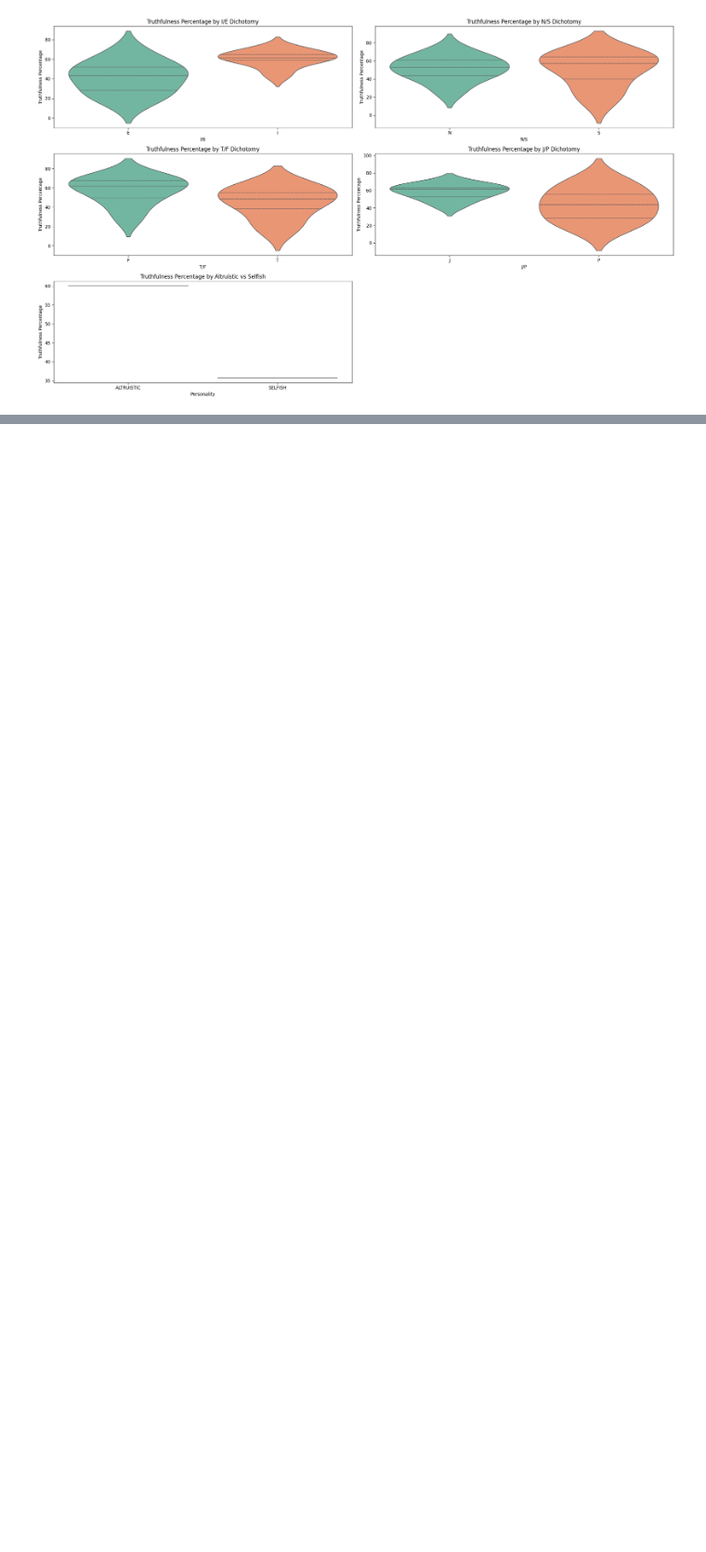
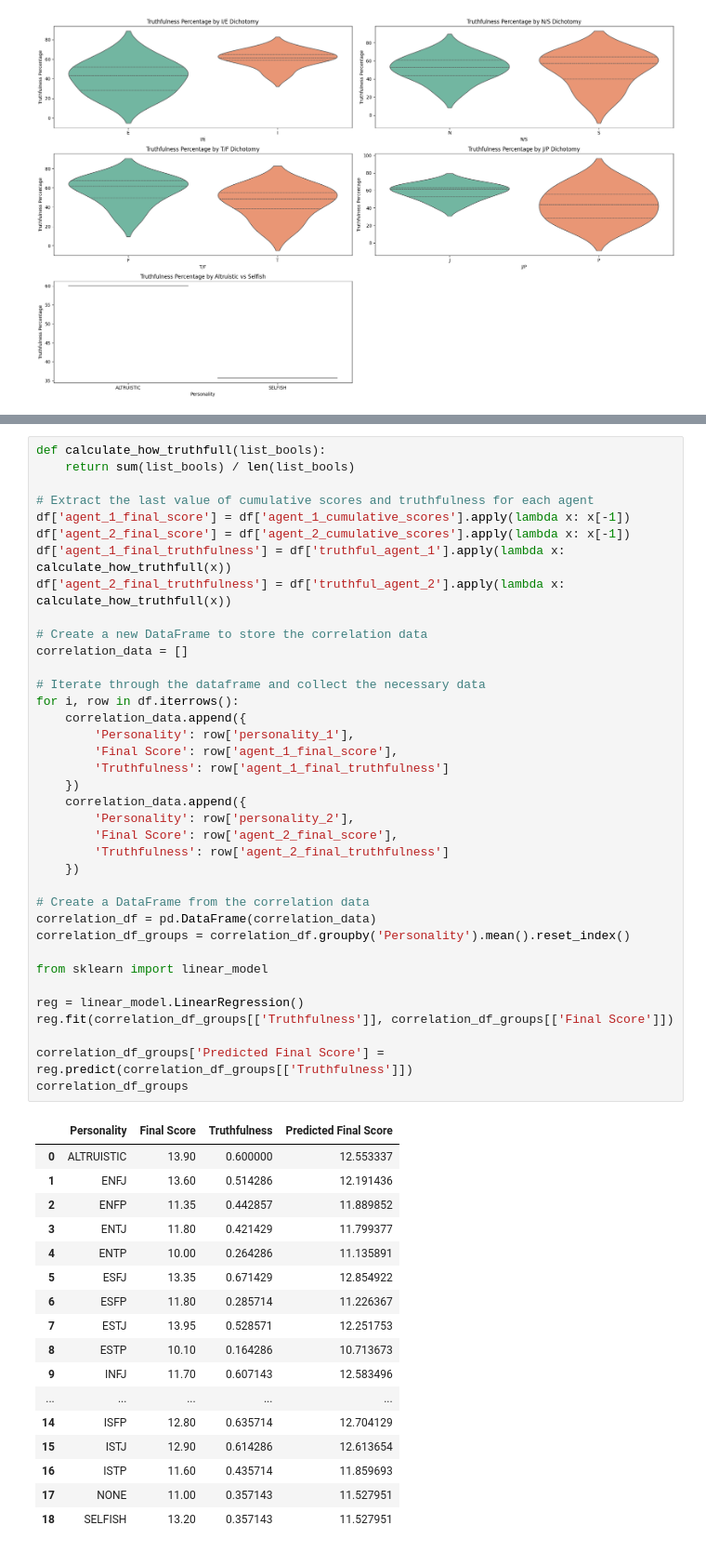
Before and after one commit to mathislindner/Multi-Agent-LLM-Game-Theory, a Jupyter notebook: plot_results.ipynb, the cells around one changed output, grey strips where cells are left out. Shown at 93% size. Saved outputs shown, nothing was run; the diff lists cells and outputs as text; blank space fills up the shorter version.

```diff
--- a/plot_results.ipynb
+++ b/plot_results.ipynb
@@ -351,0 +376,55 @@ Name: count, dtype: int64
+# %%
+def calculate_how_truthfull(list_bools):
+    return sum(list_bools) / len(list_bools)
+
+# Extract the last value of cumulative scores and truthfulness for each agent
+df['agent_1_final_score'] = df['agent_1_cumulative_scores'].apply(lambda x: x[-1])
+df['agent_2_final_score'] = df['agent_2_cumulative_scores'].apply(lambda x: x[-1])
+df['agent_1_final_truthfulness'] = df['truthful_agent_1'].apply(lambda x: calculate_how_truthfull(x))
+df['agent_2_final_truthfulness'] = df['truthful_agent_2'].apply(lambda x: calculate_how_truthfull(x))
+
+# Create a new DataFrame to store the correlation data
+correlation_data = []
+
+# Iterate through the dataframe and collect the necessary data
+for i, row in df.iterrows():
+    correlation_data.append({
+        'Personality': row['personality_1'],
+        'Final Score': row['agent_1_final_score'],
+        'Truthfulness': row['agent_1_final_truthfulness']
+    })
+    correlation_data.append({
+        'Personality': row['personality_2'],
+        'Final Score': row['agent_2_final_score'],
+        'Truthfulness': row['agent_2_final_truthfulness']
+    })
+
+# Create a DataFrame from the correlation data
+correlation_df = pd.DataFrame(correlation_data)
+correlation_df_groups = correlation_df.groupby('Personality').mean().reset_index()
+
+from sklearn import linear_model
+
+reg = linear_model.LinearRegression()
+reg.fit(correlation_df_groups[['Truthfulness']], correlation_df_groups[['Final Score']])
+
+correlation_df_groups['Predicted Final Score'] = reg.predict(correlation_df_groups[['Truthfulness']])
+correlation_df_groups
+# %% [output]
+|  | Personality | Final Score | Truthfulness | Predicted Final Score |
+| 0 | ALTRUISTIC | 13.90 | 0.600000 | 12.553337 |
+| 1 | ENFJ | 13.60 | 0.514286 | 12.191436 |
+| 2 | ENFP | 11.35 | 0.442857 | 11.889852 |
+| 3 | ENTJ | 11.80 | 0.421429 | 11.799377 |
+| 4 | ENTP | 10.00 | 0.264286 | 11.135891 |
+| 5 | ESFJ | 13.35 | 0.671429 | 12.854922 |
+| 6 | ESFP | 11.80 | 0.285714 | 11.226367 |
+| 7 | ESTJ | 13.95 | 0.528571 | 12.251753 |
+| 8 | ESTP | 10.10 | 0.164286 | 10.713673 |
+| 9 | INFJ | 11.70 | 0.607143 | 12.583496 |
+| ... | ... | ... | ... | ... |
+| 14 | ISFP | 12.80 | 0.635714 | 12.704129 |
+| 15 | ISTJ | 12.90 | 0.614286 | 12.613654 |
+| 16 | ISTP | 11.60 | 0.435714 | 11.859693 |
+| 17 | NONE | 11.00 | 0.357143 | 11.527951 |
+| 18 | SELFISH | 13.20 | 0.357143 | 11.527951 |
```
Also changed, not shown: parts of 17 cells of this notebook.
